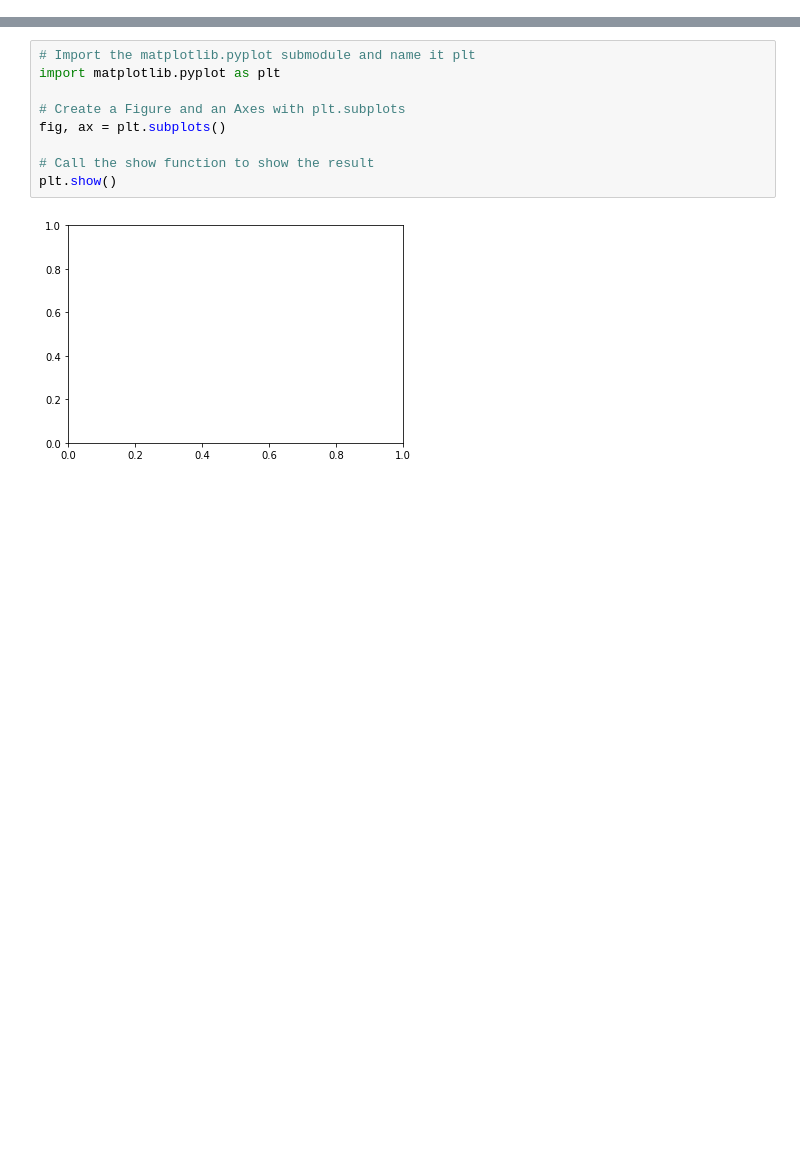
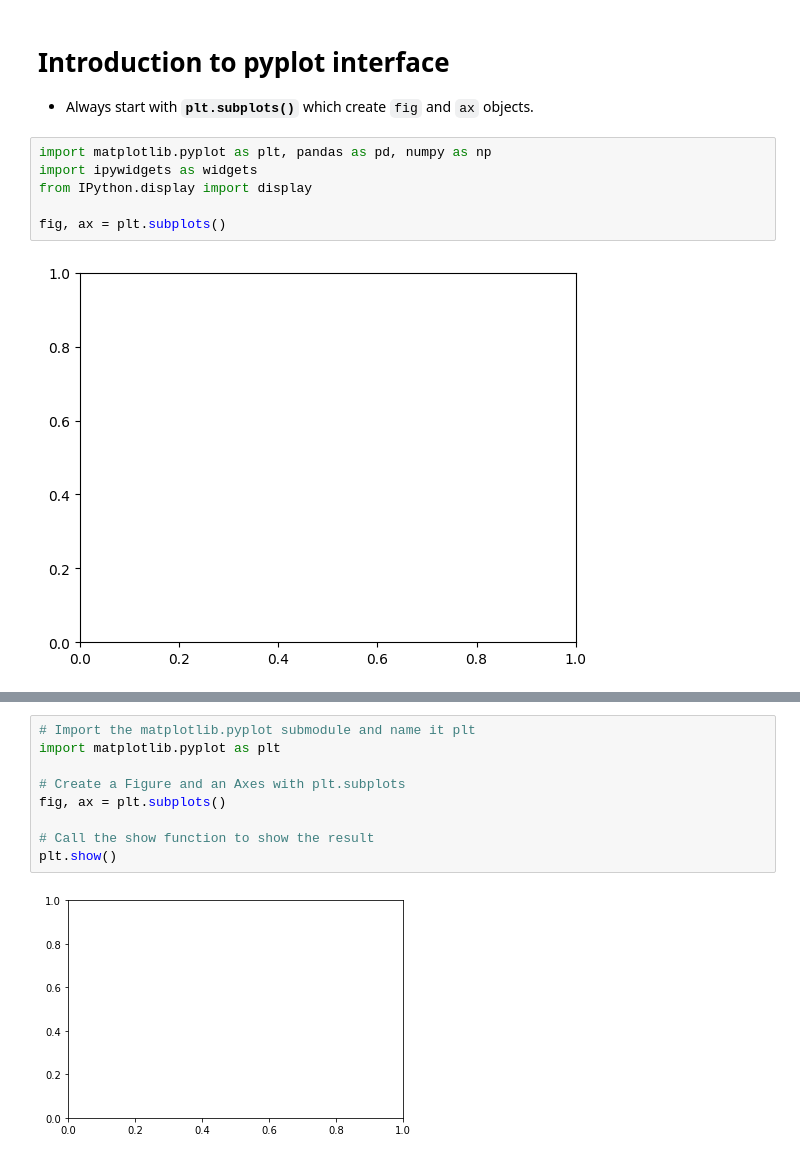
Before and after one commit to armeros/DC_Visual_Matplotlib, a Jupyter notebook: matplotlib.ipynb, the cells around one changed output, grey strips where cells are left out. Cells and saved outputs as stored; diff of their text form; blank space fills up the shorter version.

```diff
--- a/matplotlib.ipynb
+++ b/matplotlib.ipynb
@@ -0,0 +1,12 @@
+# %% [markdown]
+# **Introduction to pyplot interface**
+
+* Always start with **`plt.subplots()`** which create `fig` and `ax` objects.
+# %%
+import matplotlib.pyplot as plt, pandas as pd, numpy as np
+import ipywidgets as widgets
+from IPython.display import display
+
+fig, ax = plt.subplots()
+# %% [output]
+[figure, added]
```
Also changed, not shown: parts of 45 cells of this notebook.
